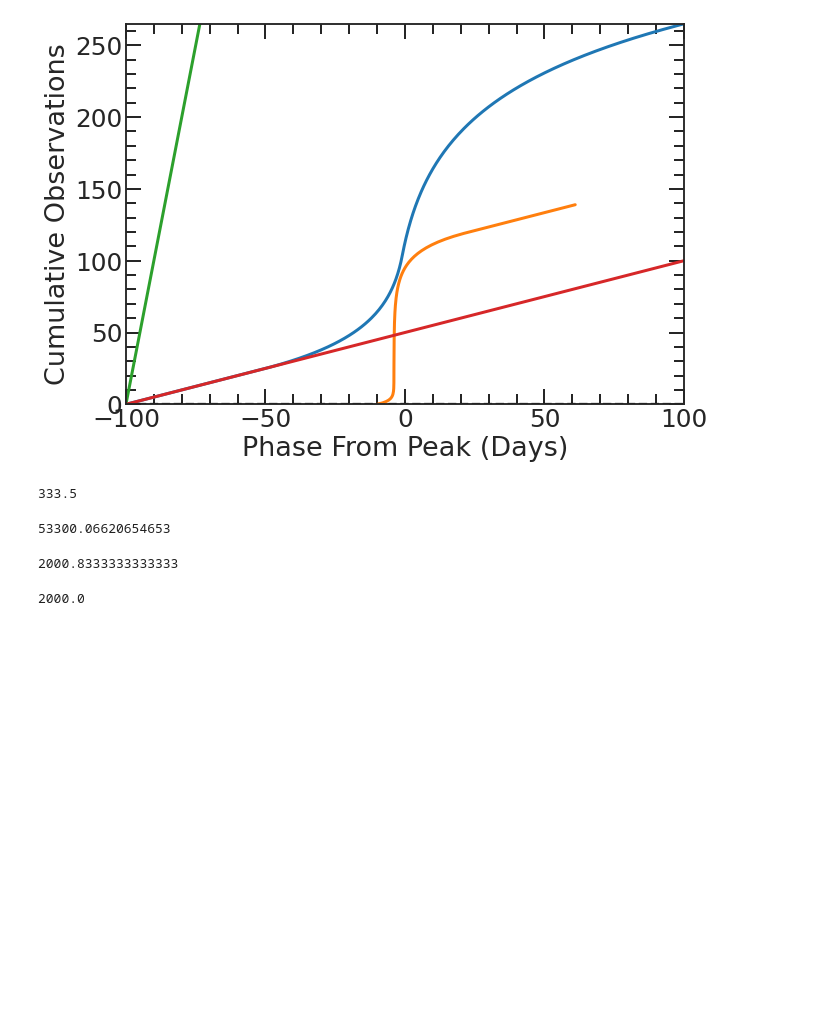
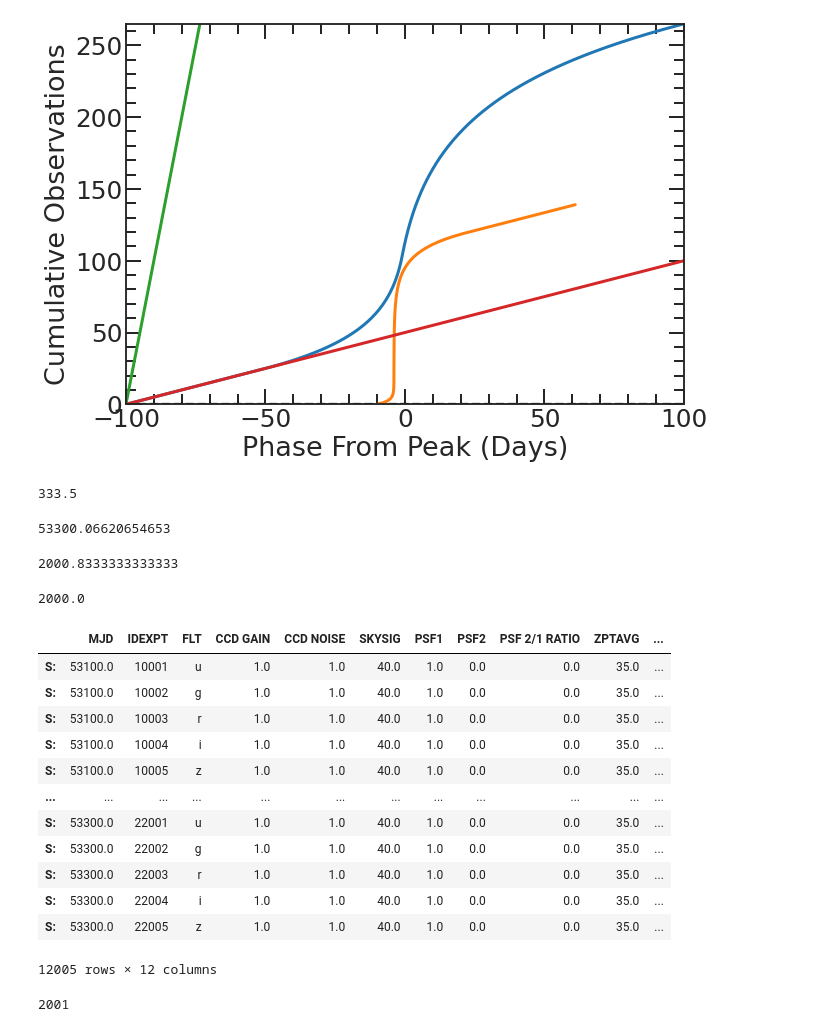
Before and after one commit to LSSTDESC/transient-host-sims, a Jupyter notebook: notebooks/make_new_simlib.ipynb, the cells around one changed output. Drawn from its saved outputs; the diff is of its cells as text; code cells hidden in the pictures; blank space fills up the shorter version.

```diff
--- a/notebooks/make_new_simlib.ipynb
+++ b/notebooks/make_new_simlib.ipynb
@@ -221,3 +215,23 @@ simlib_u = simlib[simlib['FLT'] == 'u']
 200/0.1
 # %% [output]
 2000.0
+# %%
+simlib_01
+# %% [output]
+|  | MJD | IDEXPT | FLT | CCD GAIN | CCD NOISE | SKYSIG | PSF1 | PSF2 | PSF 2/1 RATIO | ZPTAVG | ... |
+| S: | 53100.0 | 10001 | u | 1.0 | 1.0 | 40.0 | 1.0 | 0.0 | 0.0 | 35.0 | ... |
+| S: | 53100.0 | 10002 | g | 1.0 | 1.0 | 40.0 | 1.0 | 0.0 | 0.0 | 35.0 | ... |
+| S: | 53100.0 | 10003 | r | 1.0 | 1.0 | 40.0 | 1.0 | 0.0 | 0.0 | 35.0 | ... |
+| S: | 53100.0 | 10004 | i | 1.0 | 1.0 | 40.0 | 1.0 | 0.0 | 0.0 | 35.0 | ... |
+| S: | 53100.0 | 10005 | z | 1.0 | 1.0 | 40.0 | 1.0 | 0.0 | 0.0 | 35.0 | ... |
+| ... | ... | ... | ... | ... | ... | ... | ... | ... | ... | ... | ... |
+| S: | 53300.0 | 22001 | u | 1.0 | 1.0 | 40.0 | 1.0 | 0.0 | 0.0 | 35.0 | ... |
+| S: | 53300.0 | 22002 | g | 1.0 | 1.0 | 40.0 | 1.0 | 0.0 | 0.0 | 35.0 | ... |
+| S: | 53300.0 | 22003 | r | 1.0 | 1.0 | 40.0 | 1.0 | 0.0 | 0.0 | 35.0 | ... |
+| S: | 53300.0 | 22004 | i | 1.0 | 1.0 | 40.0 | 1.0 | 0.0 | 0.0 | 35.0 | ... |
+| S: | 53300.0 | 22005 | z | 1.0 | 1.0 | 40.0 | 1.0 | 0.0 | 0.0 | 35.0 | ... |
+12005 rows × 12 columns
+# %%
+len(np.unique(simlib_01['MJD']))
+# %% [output]
+2001
```
Also changed, not shown: parts of 3 cells of this notebook, 5 other files.
